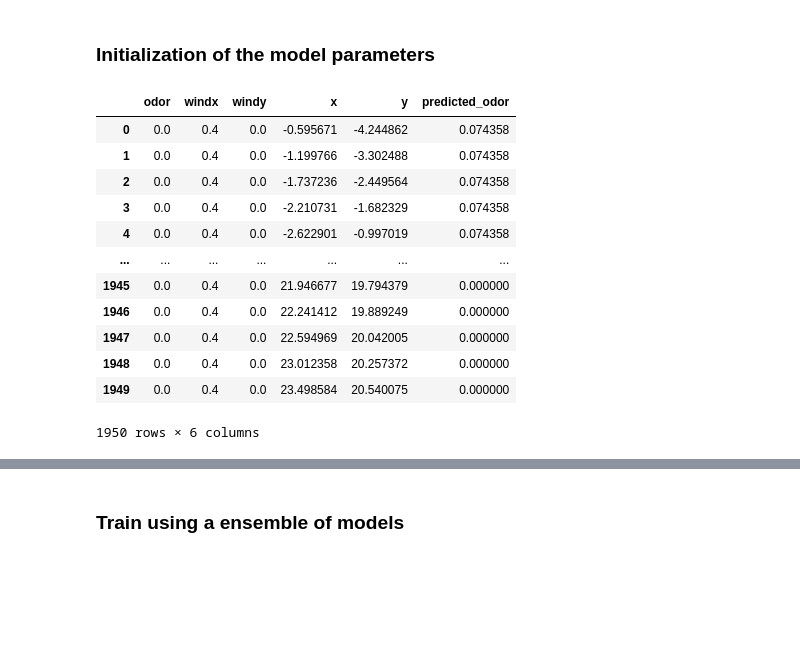
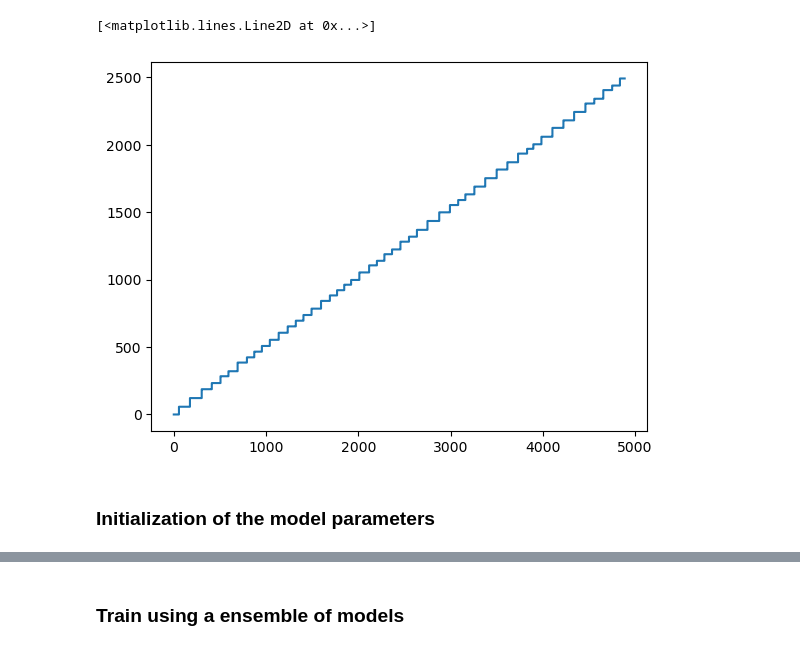
Before and after one commit to arunavanag591/COSMOS, a Jupyter notebook: train_time_series.ipynb, the cells around one changed output, grey strips where cells are left out. Drawn from its saved outputs; the diff is of its cells as text; code cells hidden in the pictures; blank space fills up the shorter version.

```diff
--- a/train_time_series.ipynb
+++ b/train_time_series.ipynb
@@ -21,3 +26,33 @@ from sklearn.preprocessing import MinMaxScaler
+# %%
+from scipy.spatial.distance import cdist
+dt=0.1
+def find_streakline():
+    eastwest = [np.sum(df.windx[j:])*dt for j in range(0,len(df))]
+    northsouth = [np.sum(df.windy[j:])*dt for j in range(0,len(df))]
+    return eastwest,northsouth
+
+def compute_distance(streakline, odor_position,i):
+    source = np.array([[0,0]])
+    streakline = np.concatenate((streakline,source))
+    distance = cdist(odor_position,streakline).flatten()   # cdist compares distance for all the points in both arrays
+    nearest_from_streakline.append(np.min(distance))
+
+nearest_from_streakline = []
+distance_along_streakline = []
+
+eastwest,northsouth = find_streakline()
+
+# for i in range(len(eastwest)-1, 6000, -1):
+#     odor_pos = []
+#     eastwest = np.resize(np.array([eastwest-df.windx[i]*dt]),(1,i)).flatten() # resize needed to avoid negative data
+#     northsouth = np.resize(np.array([northsouth-df.windy[i]*dt]),(1,i)).flatten()
+#     wind_pos = np.vstack([eastwest[-6000:],northsouth[-6000:]]).T
+#     compute_distance(wind_pos,odor_pos,i)
+# %%
+plt.plot(eastwest,northsouth)
+# %% [output]
+[<matplotlib.lines.Line2D at 0x...>]
+[figure, added]
 # %%
 class LSTM(nn.Module):
     def __init__(self, input_size, hidden_size, num_layers, device):
@@ -200,22 +250,6 @@ def predict_on_new_data(model, new_data_path, features, target, seq_length, devi
     return predictions
 # %% [markdown]
 ### Initialization of the model parameters
-# %%
-display(test)
-# %% [output]
-|  | odor | windx | windy | x | y | predicted_odor |
-| 0 | 0.0 | 0.4 | 0.0 | -0.595671 | -4.244862 | 0.074358 |
-| 1 | 0.0 | 0.4 | 0.0 | -1.199766 | -3.302488 | 0.074358 |
-| 2 | 0.0 | 0.4 | 0.0 | -1.737236 | -2.449564 | 0.074358 |
-| 3 | 0.0 | 0.4 | 0.0 | -2.210731 | -1.682329 | 0.074358 |
-| 4 | 0.0 | 0.4 | 0.0 | -2.622901 | -0.997019 | 0.074358 |
-| ... | ... | ... | ... | ... | ... | ... |
-| 1945 | 0.0 | 0.4 | 0.0 | 21.946677 | 19.794379 | 0.000000 |
-| 1946 | 0.0 | 0.4 | 0.0 | 22.241412 | 19.889249 | 0.000000 |
-| 1947 | 0.0 | 0.4 | 0.0 | 22.594969 | 20.042005 | 0.000000 |
-| 1948 | 0.0 | 0.4 | 0.0 | 23.012358 | 20.257372 | 0.000000 |
-| 1949 | 0.0 | 0.4 | 0.0 | 23.498584 | 20.540075 | 0.000000 |
-1950 rows × 6 columns
 # %%
 features = ['windx', 'windy', 'x', 'y']
 target = ['scaled_odor']
```
Also changed, not shown: parts of 20 cells of this notebook, 3 other files.
